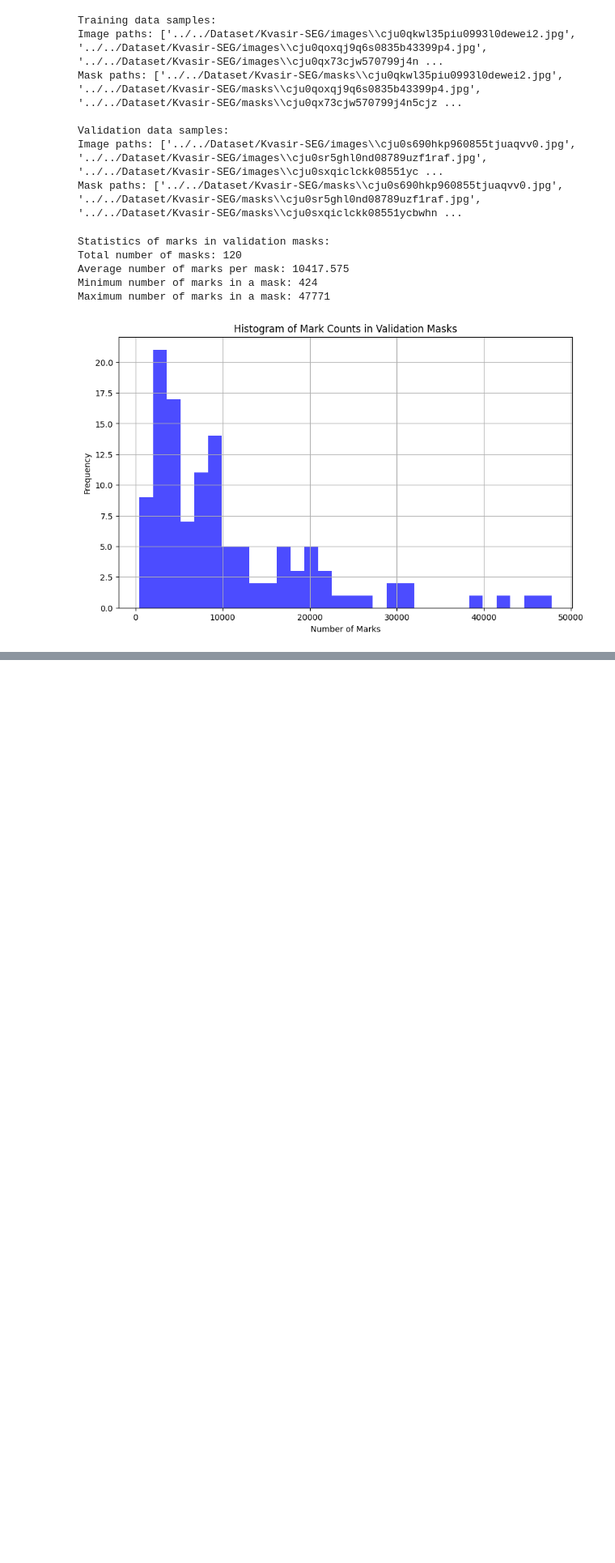
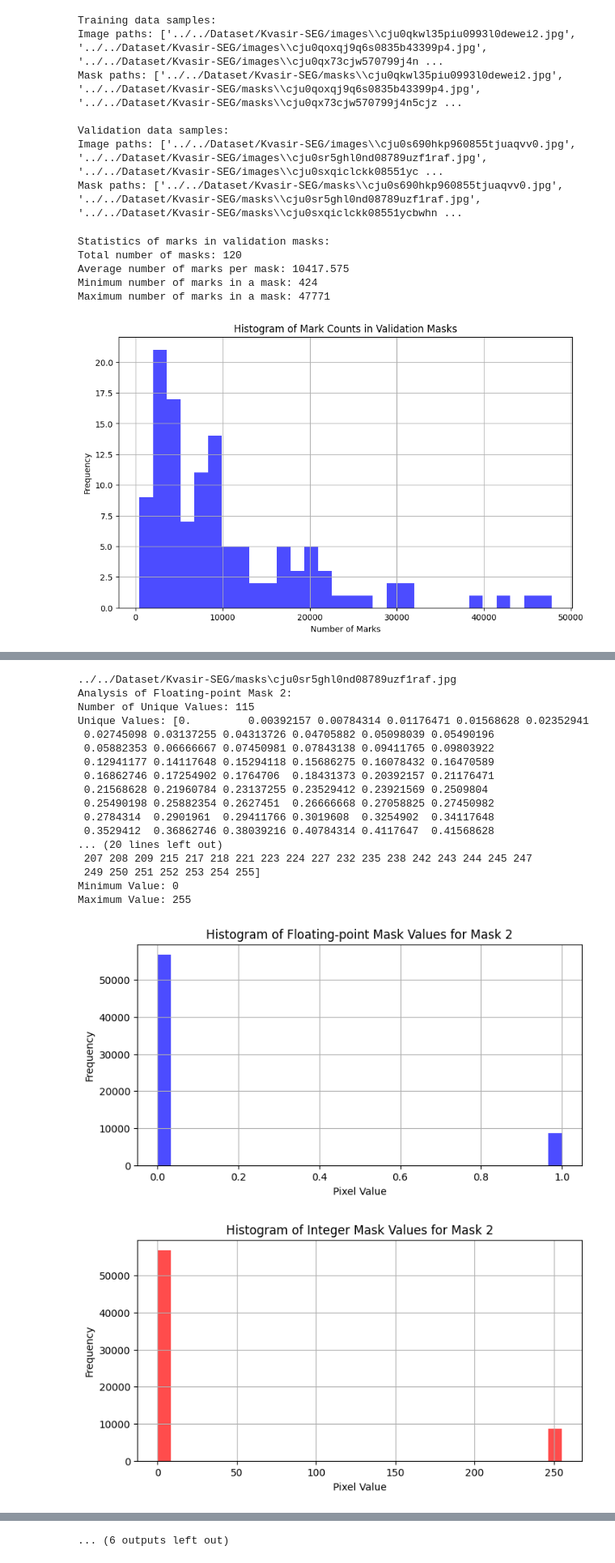
Before and after one commit to scottwangintel/NanoNet, a Jupyter notebook: check_endo_datasets.ipynb, the cells around one changed output, grey strips where cells are left out. Shown: that part at 81% size. Saved outputs shown, nothing was run; the diff lists cells and outputs as text; code cells hidden in the pictures; blank space fills up the shorter version.

```diff
--- a/check_endo_datasets.ipynb
+++ b/check_endo_datasets.ipynb
@@ -81,7 +81,7 @@ path = "../../Dataset/Kvasir-SEG/"  # Adjust the path to your dataset
 valid_y_sorted = sorted(valid_y, key=lambda x: x.split('/')[-1])
 
 # Analyze the first three masks from valid_y
-for i, mask_path in enumerate(valid_y_sorted[:1]):
+for i, mask_path in enumerate(valid_y_sorted[:3]):
     print(mask_path)
     # Use read_mask2 to get both floating and integer masks
     mask_float, mask_int = read_mask2(mask_path.encode('utf-8'))  # Encoding the path since read_mask2 expects a bytes-like object
@@ -160,30 +160,49 @@ for i, mask_path in enumerate(valid_y_sorted[:1]):
     plt.figure(figsize=(10, 5))
     plt.hist(mask_int.ravel(), bins=100, color='red', alpha=0.7, log=True)
     plt.title('Histogram of Integer Mask Values (Log Scale)')
     plt.xlabel('Pixel Value')
     plt.ylabel('Log Frequency')
     plt.grid(True)
     plt.show()
 # %% [output]
 ../../Dataset/Kvasir-SEG/masks\cju0s690hkp960855tjuaqvv0.jpg
 Analysis of Floating-point Mask 1:
 Number of Unique Values: 82
 Unique Values: [0.         0.00392157 0.00784314 0.01176471 0.01960784 0.04705882
  0.05098039 0.05882353 0.0627451  0.06666667 0.08235294 0.09411765
  0.09803922 0.10196079 0.10980392 0.11372549 0.11764706 0.12156863
  0.12941177 0.13725491 0.14117648 0.14509805 0.1882353  0.19215687
  0.20784314 0.21568628 0.23137255 0.23529412 0.23921569 0.24313726
  0.26666668 0.27450982 0.2901961  0.29411766 0.30980393 0.3137255
  0.31764707 0.33333334 0.3647059  0.36862746 0.38039216 0.44313726
  0.4509804  0.47843137 0.5019608  0.50980395 0.5294118  0.54901963
  0.5529412  0.5647059  0.5686275  0.58431375 0.5882353  0.6392157
 ... (12 lines left out)
  165 169 179 180 181 182 183 192 203 206 214 227 229 230 231 236 240 241
  242 243 244 249 250 251 252 253 254 255]
 Minimum Value: 0
 Maximum Value: 255
 [figure]
 [figure]
 [figure]
 [figure]
 [figure]
+../../Dataset/Kvasir-SEG/masks\cju0sr5ghl0nd08789uzf1raf.jpg
+Analysis of Floating-point Mask 2:
+Number of Unique Values: 115
+Unique Values: [0.         0.00392157 0.00784314 0.01176471 0.01568628 0.02352941
+ 0.02745098 0.03137255 0.04313726 0.04705882 0.05098039 0.05490196
+ 0.05882353 0.06666667 0.07450981 0.07843138 0.09411765 0.09803922
+ 0.12941177 0.14117648 0.15294118 0.15686275 0.16078432 0.16470589
+ 0.16862746 0.17254902 0.1764706  0.18431373 0.20392157 0.21176471
+ 0.21568628 0.21960784 0.23137255 0.23529412 0.23921569 0.2509804
+ 0.25490198 0.25882354 0.2627451  0.26666668 0.27058825 0.27450982
+ 0.2784314  0.2901961  0.29411766 0.3019608  0.3254902  0.34117648
+ 0.3529412  0.36862746 0.38039216 0.40784314 0.4117647  0.41568628
+... (20 lines left out)
+ 207 208 209 215 217 218 221 223 224 227 232 235 238 242 243 244 245 247
+ 249 250 251 252 253 254 255]
+Minimum Value: 0
+Maximum Value: 255
+[figure, added]
+[figure, added]
@@ -189,0 +212 @@ Maximum Value: 255
+... (6 outputs left out)
```
Also changed, not shown: parts of 1 cell of this notebook.
